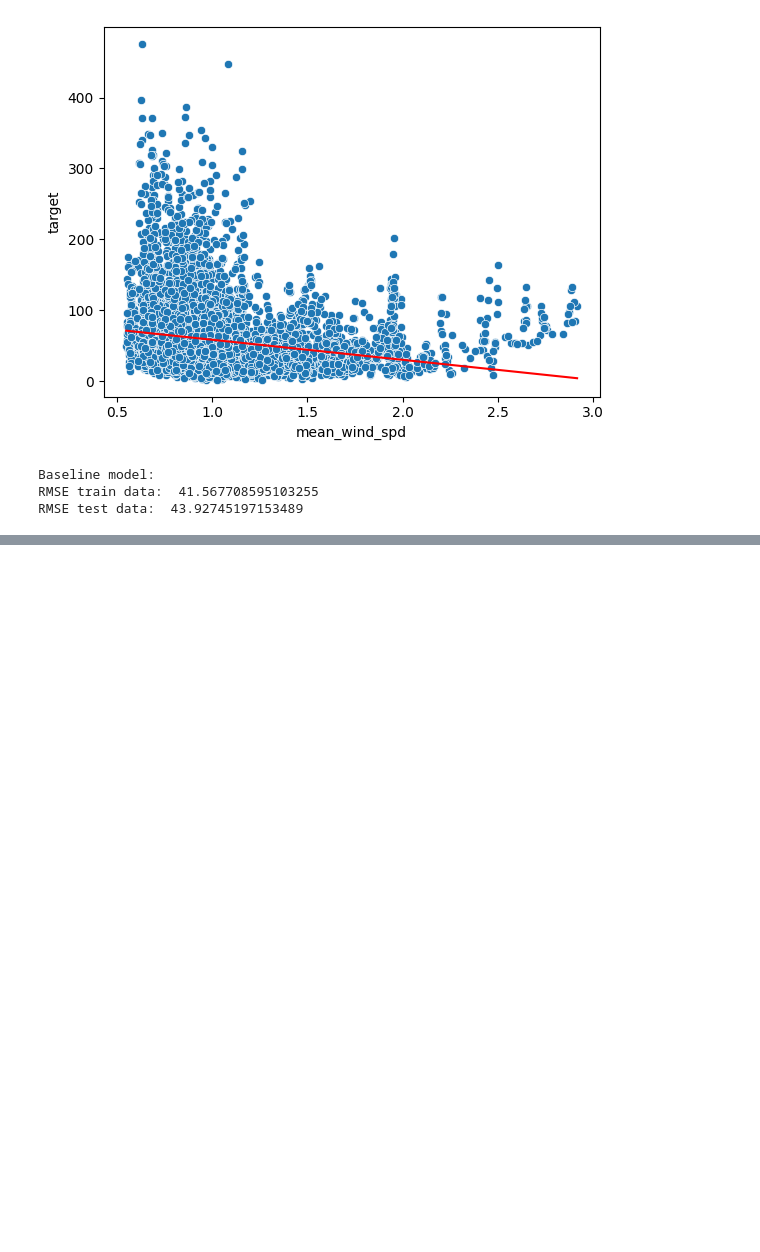
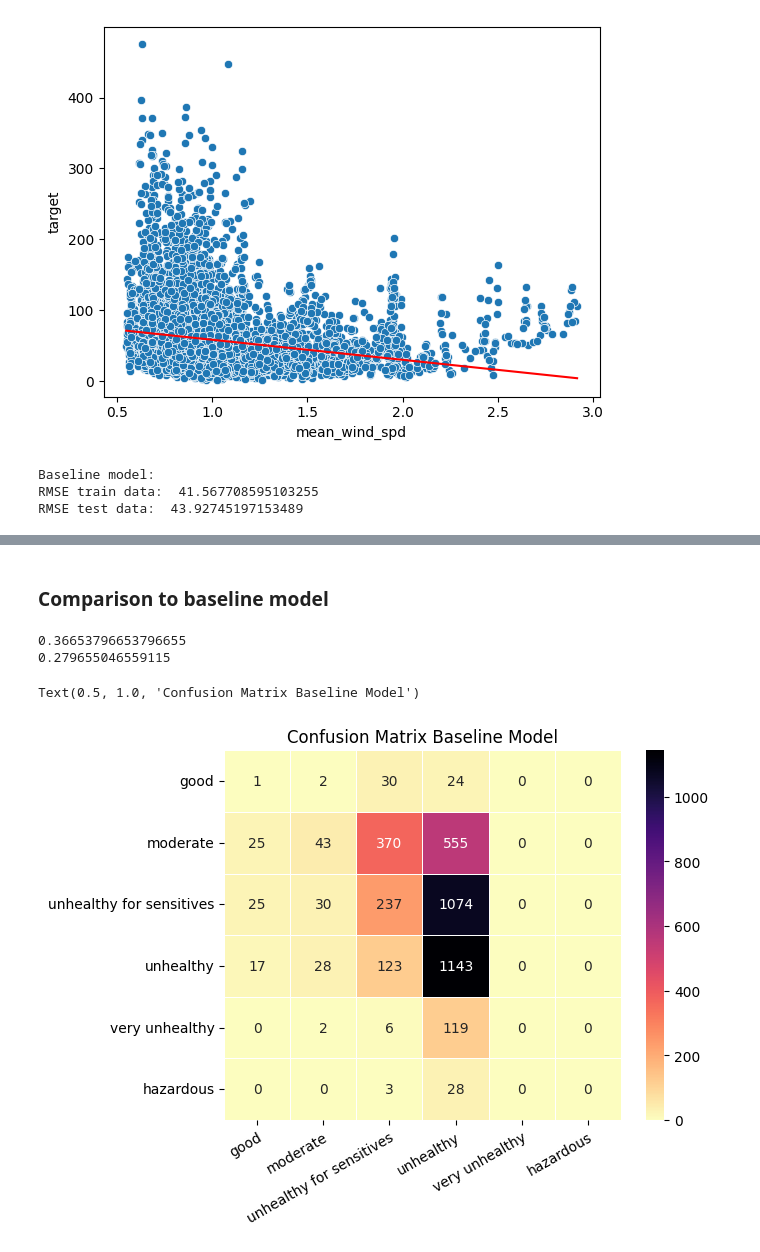
Before and after one commit to markus-baden/ml-project-air-quality, a Jupyter notebook: air_quality_prediction.ipynb, the cells around one changed output, grey strips where cells are left out. Drawn from its saved outputs; the diff is of its cells as text; code cells hidden in the pictures; blank space fills up the shorter version.

```diff
--- a/air_quality_prediction.ipynb
+++ b/air_quality_prediction.ipynb
@@ -290,6 +230,0 @@ Score Baseline Model:
-# %%
-# create a regressor object
-dec_tree = DecisionTreeRegressor(max_features=100, max_depth=20, criterion='squared_error')
-
-# fit the regressor with X and Y data
-dec_tree.fit(X_train, y_train)
@@ -1067,0 +422,20 @@ sns.heatmap(cm, cmap='magma_r', annot=True, fmt='d', linewidths=.5, xticklabels=
+# %% [markdown]
+### Comparison to baseline model
+# %%
+y_train_pred_base_levels = pd.Series(y_train_pred_base).apply(aqf.hazard_level)
+y_test_pred_base_levels = pd.Series(y_test_pred_base).apply(aqf.hazard_level)
+
+cm = confusion_matrix(y_test_levels, y_test_pred_base_levels, labels=hazard_labels)
+# print(cm)
+print(accuracy_score(y_test_levels, y_test_pred_base_levels))
+print(f1_score(y_test_levels, y_test_pred_base_levels, average='weighted'))
+
+
+sns.heatmap(cm, cmap='magma_r', annot=True, fmt='d', linewidths=.5, xticklabels=hazard_labels, yticklabels=hazard_labels);
+plt.xticks(rotation=30, ha='right', rotation_mode='anchor')
+plt.title('Confusion Matrix Baseline Model')
+# %% [output]
+0.36653796653796655
+0.279655046559115
+Text(0.5, 1.0, 'Confusion Matrix Baseline Model')
+[figure, added]
```
Also changed, not shown: parts of 87 cells of this notebook, 11 other files.
